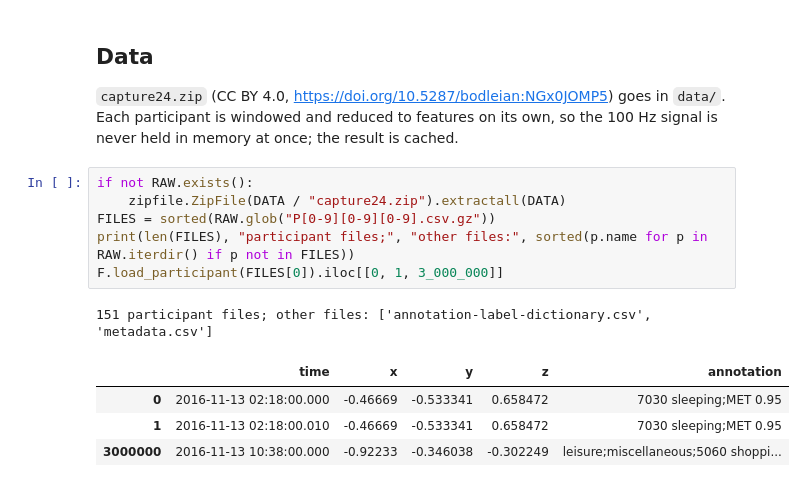
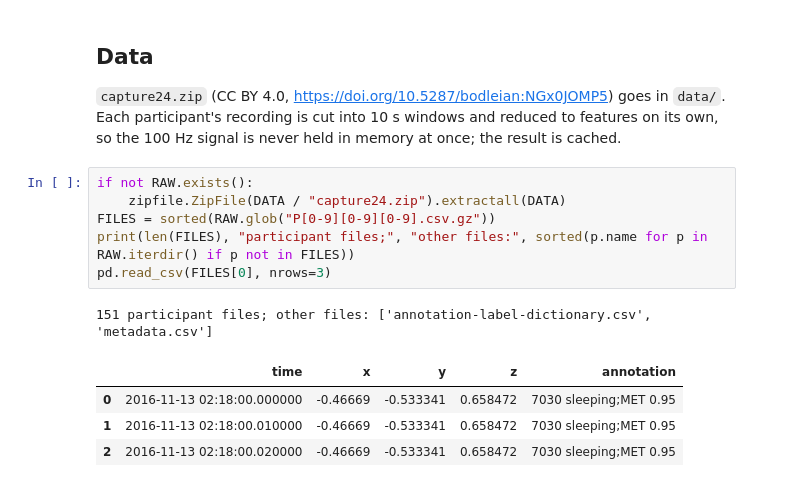
Before and after one commit to Alexr951/Capture-24, a Jupyter notebook: capture24_har.ipynb, the cells around one changed output. Drawn from its saved outputs; the diff is of its cells as text.

```diff
--- a/capture24_har.ipynb
+++ b/capture24_har.ipynb
@@ -68,19 +84,19 @@ OUT.mkdir(exist_ok=True)
 # %% [markdown]
 ## Data
 
-`capture24.zip` (CC BY 4.0, <https://doi.org/10.5287/bodleian:NGx0JOMP5>) goes in `data/`. Each participant is windowed and reduced to features on its own, so the 100 Hz signal is never held in memory at once; the result is cached.
+`capture24.zip` (CC BY 4.0, <https://doi.org/10.5287/bodleian:NGx0JOMP5>) goes in `data/`. Each participant's recording is cut into 10 s windows and reduced to features on its own, so the 100 Hz signal is never held in memory at once; the result is cached.
 # %%
 if not RAW.exists():
     zipfile.ZipFile(DATA / "capture24.zip").extractall(DATA)
 FILES = sorted(RAW.glob("P[0-9][0-9][0-9].csv.gz"))
 print(len(FILES), "participant files;", "other files:", sorted(p.name for p in RAW.iterdir() if p not in FILES))
-F.load_participant(FILES[0]).iloc[[0, 1, 3_000_000]]
+pd.read_csv(FILES[0], nrows=3)
 # %% [output]
 151 participant files; other files: ['annotation-label-dictionary.csv', 'metadata.csv']
 |  | time | x | y | z | annotation |
-| 0 | 2016-11-13 02:18:00.000 | -0.46669 | -0.533341 | 0.658472 | 7030 sleeping;MET 0.95 |
-| 1 | 2016-11-13 02:18:00.010 | -0.46669 | -0.533341 | 0.658472 | 7030 sleeping;MET 0.95 |
-| 3000000 | 2016-11-13 10:38:00.000 | -0.92233 | -0.346038 | -0.302249 | leisure;miscellaneous;5060 shoppi... |
+| 0 | 2016-11-13 02:18:00.000000 | -0.46669 | -0.533341 | 0.658472 | 7030 sleeping;MET 0.95 |
+| 1 | 2016-11-13 02:18:00.010000 | -0.46669 | -0.533341 | 0.658472 | 7030 sleeping;MET 0.95 |
+| 2 | 2016-11-13 02:18:00.020000 | -0.46669 | -0.533341 | 0.658472 | 7030 sleeping;MET 0.95 |
 # %%
 def load_label_codes():
     """annotation string -> class code, per task. Fails if a scheme's classes are not the expected ones."""
```
Also changed, not shown: parts of 48 cells of this notebook, 9 other files.
